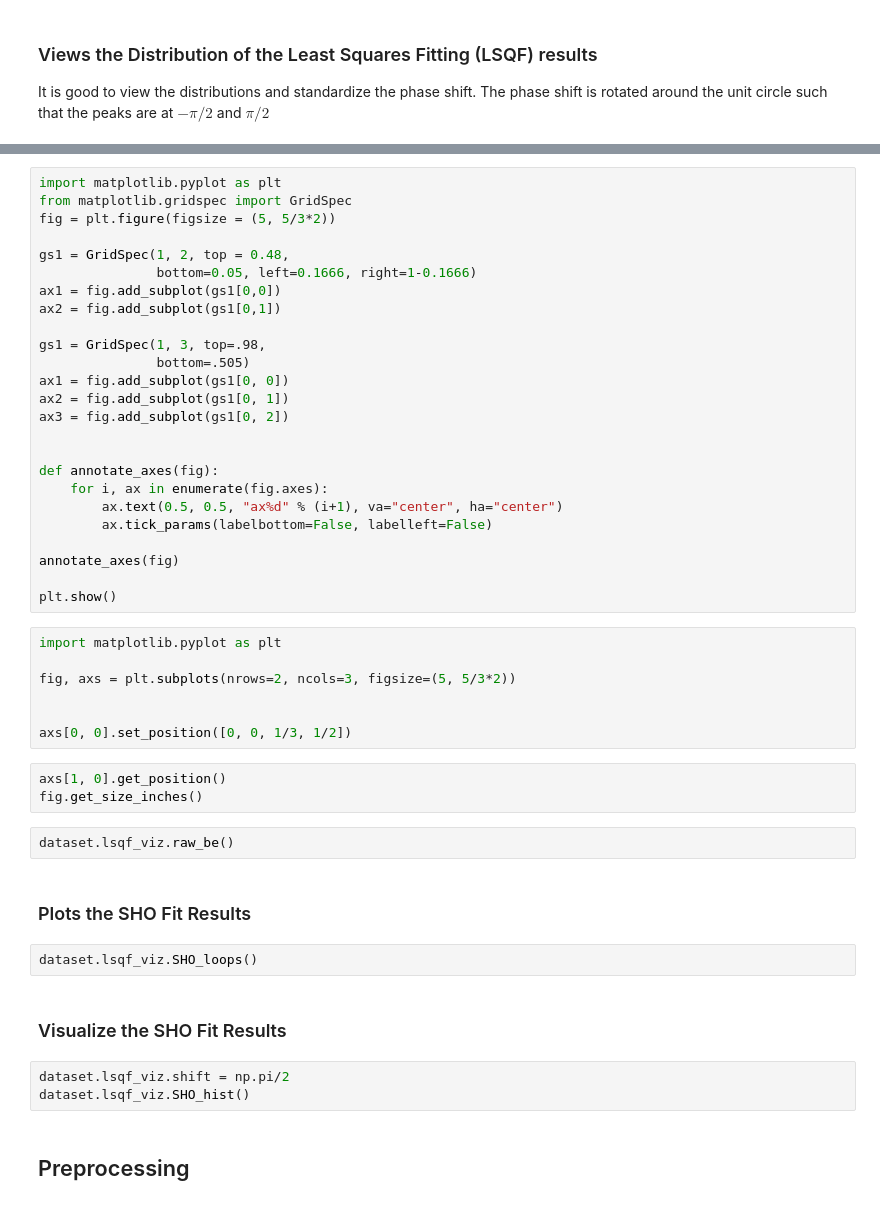
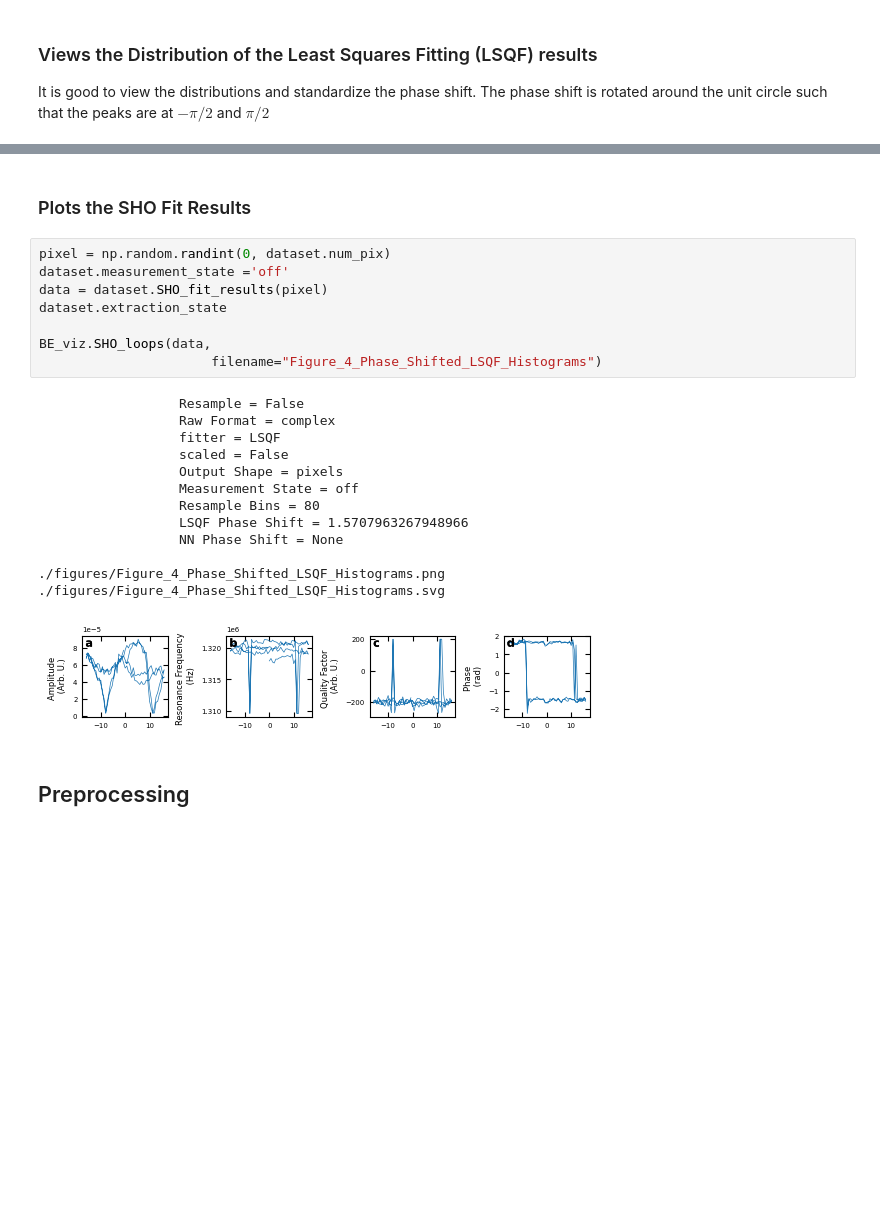
Before and after one commit to m3-learning/m3_learning_old, a Jupyter notebook: m3_learning/papers/2023_Rapid_Fitting/1_SHO_Fitting.ipynb, the cells around one changed output, grey strips where cells are left out. Drawn from its saved outputs; the diff is of its cells as text; blank space fills up the shorter version.

```diff
--- a/m3_learning/papers/2023_Rapid_Fitting/1_SHO_Fitting.ipynb
+++ b/m3_learning/papers/2023_Rapid_Fitting/1_SHO_Fitting.ipynb
@@ -918,49 +1086,27 @@ layout_fig(5,3)
-# %%
-import matplotlib.pyplot as plt
-from matplotlib.gridspec import GridSpec
-fig = plt.figure(figsize = (5, 5/3*2))
-
-gs1 = GridSpec(1, 2, top = 0.48,
-               bottom=0.05, left=0.1666, right=1-0.1666)
-ax1 = fig.add_subplot(gs1[0,0])
-ax2 = fig.add_subplot(gs1[0,1])
-
-gs1 = GridSpec(1, 3, top=.98,
-               bottom=.505)
-ax1 = fig.add_subplot(gs1[0, 0])
-ax2 = fig.add_subplot(gs1[0, 1])
-ax3 = fig.add_subplot(gs1[0, 2])
-
-
-def annotate_axes(fig):
-    for i, ax in enumerate(fig.axes):
-        ax.text(0.5, 0.5, "ax%d" % (i+1), va="center", ha="center")
-        ax.tick_params(labelbottom=False, labelleft=False)
-
-annotate_axes(fig)
-
-plt.show()
-# %%
-import matplotlib.pyplot as plt
-
-fig, axs = plt.subplots(nrows=2, ncols=3, figsize=(5, 5/3*2))
-
-
-axs[0, 0].set_position([0, 0, 1/3, 1/2])
-# %%
-axs[1, 0].get_position()
-fig.get_size_inches()
-# %%
-dataset.lsqf_viz.raw_be()
 # %% [markdown]
 ### Plots the SHO Fit Results
 # %%
-dataset.lsqf_viz.SHO_loops()
+pixel = np.random.randint(0, dataset.num_pix)
+dataset.measurement_state ='off'
+data = dataset.SHO_fit_results(pixel)
+dataset.extraction_state
+
+BE_viz.SHO_loops(data,
+                      filename="Figure_4_Phase_Shifted_LSQF_Histograms")
+# %% [output]
+                  Resample = False
+                  Raw Format = complex
+                  fitter = LSQF
+                  scaled = False
+                  Output Shape = pixels
+                  Measurement State = off
+                  Resample Bins = 80
+                  LSQF Phase Shift = 1.5707963267948966
+                  NN Phase Shift = None
+
+./figures/Figure_4_Phase_Shifted_LSQF_Histograms.png
+./figures/Figure_4_Phase_Shifted_LSQF_Histograms.svg
+[figure, added]
-# %% [markdown]
-### Visualize the SHO Fit Results
-# %%
-dataset.lsqf_viz.shift = np.pi/2
-dataset.lsqf_viz.SHO_hist()
 # %% [markdown]
 ## Preprocessing
 # %% [markdown]
```
Also changed, not shown: parts of 16 cells of this notebook, 6 other files.
